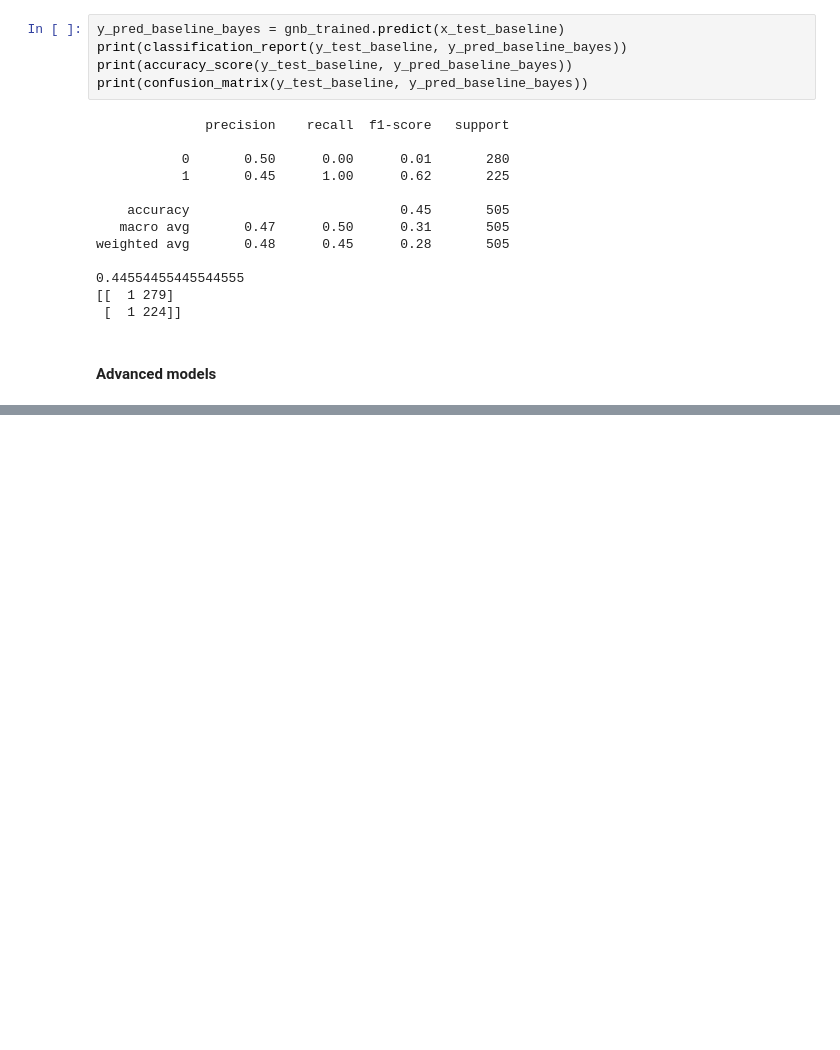
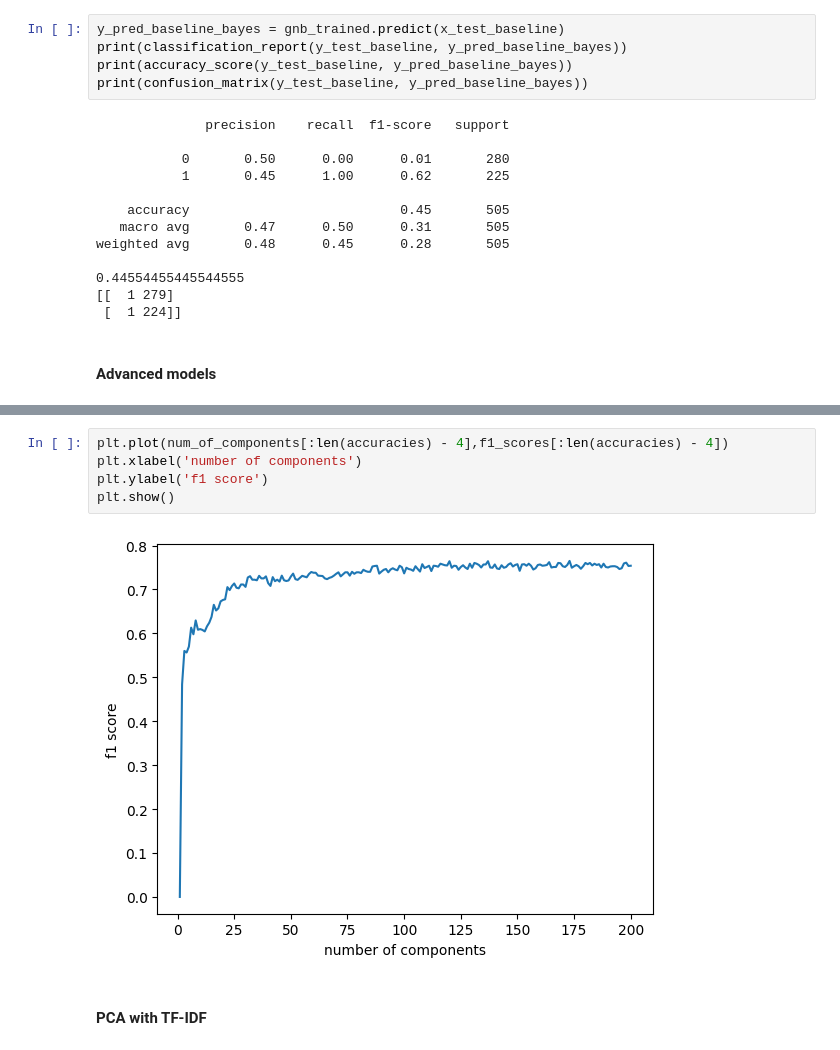
Before and after one commit to dariomesic/AIPT, a Jupyter notebook: projekt/Understanding and fighting bullying with machine learning.ipynb, the cells around one changed output, grey strips where cells are left out. Saved outputs shown, nothing was run; the diff lists cells and outputs as text; blank space fills up the shorter version.

```diff
--- a/projekt/Understanding and fighting bullying with machine learning.ipynb
+++ b/projekt/Understanding and fighting bullying with machine learning.ipynb
@@ -476,0 +854,9 @@ weighted avg       0.48      0.45      0.28       505
+# %%
+plt.plot(num_of_components[:len(accuracies) - 4],f1_scores[:len(accuracies) - 4])
+plt.xlabel('number of components')
+plt.ylabel('f1 score')
+plt.show()
+# %% [output]
+[figure, added]
+# %% [markdown]
+#### PCA with TF-IDF
```
Also changed, not shown: parts of 55 cells of this notebook.
